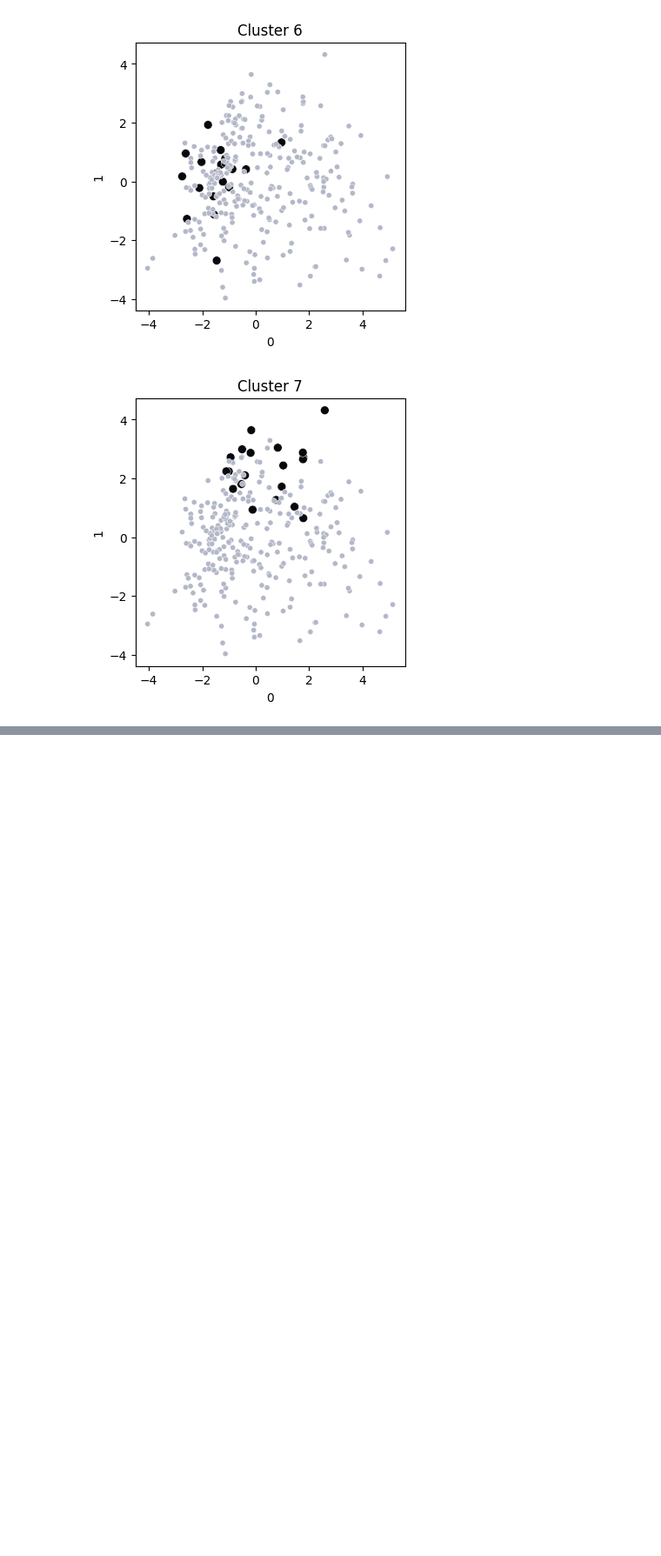
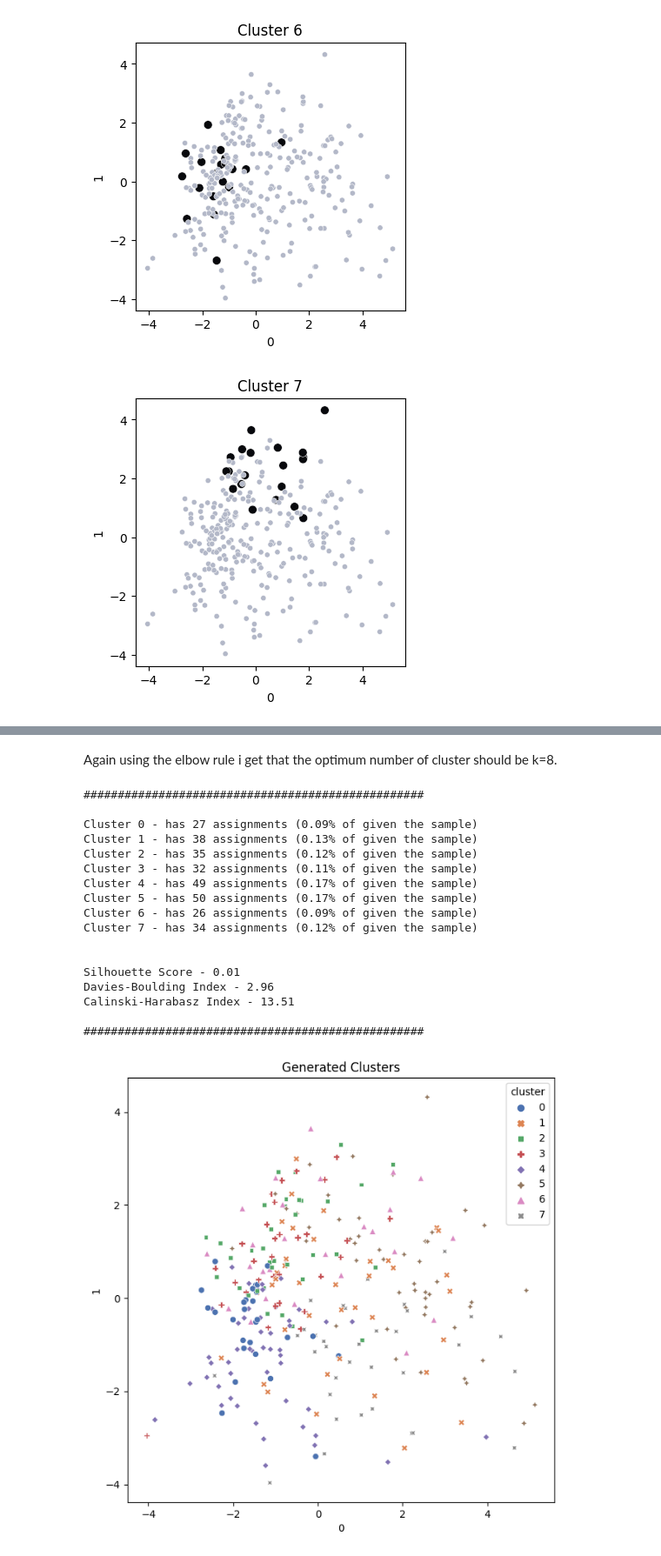
Before and after one commit to bautidea/kaggle_competitions, a Jupyter notebook: spotify_clustering/notebook_resolucion.ipynb, the cells around one changed output, grey strips where cells are left out. Shown at 87% size. Saved outputs shown, nothing was run; the diff lists cells and outputs as text; code cells hidden in the pictures; blank space fills up the shorter version.

Commit message:
Finished with hierarchical clustering

```diff
--- a/spotify_clustering/notebook_resolucion.ipynb
+++ b/spotify_clustering/notebook_resolucion.ipynb
@@ -418,8 +428,11 @@ Now lets apply K-mean to our data to create clusters.
 # Initializing the class object.
 kmeans = KMeans(n_clusters=8, random_state=rand_state)
 
-# Predicting labels of clusters.
-label = kmeans.fit_predict(X_sc)
+# Fitting model to data.
+kmeans.fit(X_sc)
+
+# Obtaning labels of clusters.
+label = kmeans.labels_
 # %% [markdown]
 ## Vizualize generated clusters
 
@@ -434,5 +447,5 @@ Then ill evaulate cluster based on the following metrics:
 # %%
-def clustering (df_features, labels, print_info=True, return_pca_df = True, return_cluster_plot=True):
+def cluster_insights (df_features, labels, print_info=True, return_pca_df = True, return_cluster_plot=True):
     '''
         This function takes:
             - df_features =  dataframe that was used to train clusters.
@@ -459,7 +472,7 @@ def clustering (df_features, labels, print_info=True, return_pca_df = True, retu
         This function can return (if 'return_pca_df' is enabled) the PCA reduced dataframe with the two dimension
         as columns and a third colum that contain the cluster classes.
     '''
-
+    df_features = df_features.copy()
 
 
     # --- REDUCING DIMENSIONALITY ---
@@ -662,0 +654,32 @@ distances, indices = neighbors_fit.kneighbors(X_sc)
+# %% [markdown]
+Again using the elbow rule i get that the optimum number of cluster should be k=8.
+# %%
+# Initializing algorithm object
+kmedoids = KMedoids(n_clusters=8, random_state=rand_state)
+
+# Fitting model to data.
+kmedoids.fit(X_sc)
+
+# Obtaning labels of clusters.
+label = kmedoids.labels_
+# %%
+cluster_insights(X_sc, label, return_pca_df=False, print_info=True, return_cluster_plot=True)
+# %% [output]
+##################################################
+
+Cluster 0 - has 27 assignments (0.09% of given the sample)
+Cluster 1 - has 38 assignments (0.13% of given the sample)
+Cluster 2 - has 35 assignments (0.12% of given the sample)
+Cluster 3 - has 32 assignments (0.11% of given the sample)
+Cluster 4 - has 49 assignments (0.17% of given the sample)
+Cluster 5 - has 50 assignments (0.17% of given the sample)
+Cluster 6 - has 26 assignments (0.09% of given the sample)
+Cluster 7 - has 34 assignments (0.12% of given the sample)
+
+
+Silhouette Score - 0.01
+Davies-Boulding Index - 2.96
+Calinski-Harabasz Index - 13.51
+
+##################################################
+[figure, added]
```
Also changed, not shown: parts of 23 cells of this notebook.
